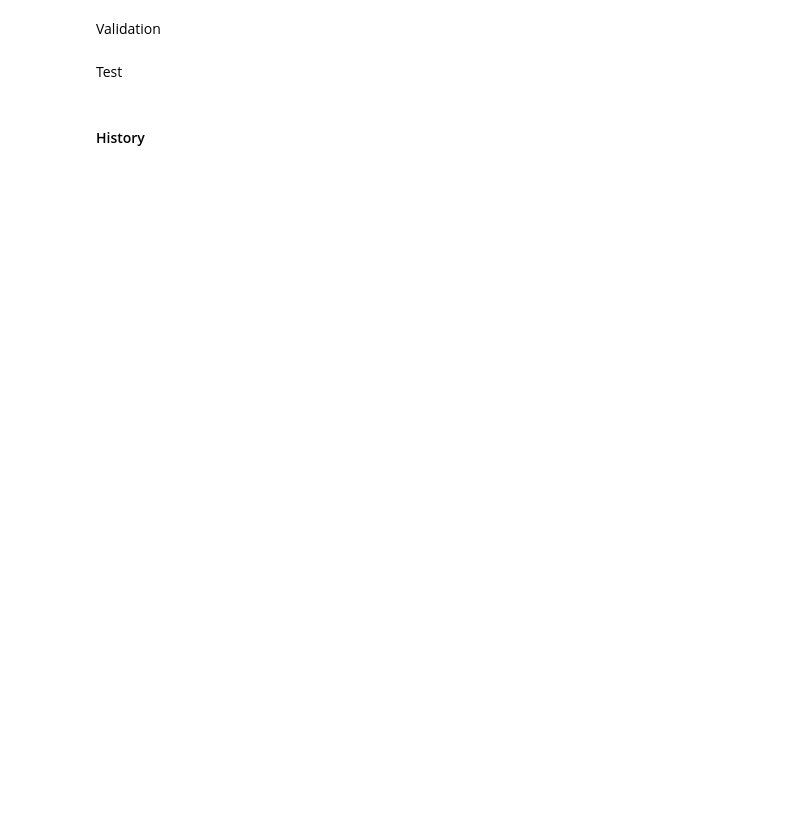
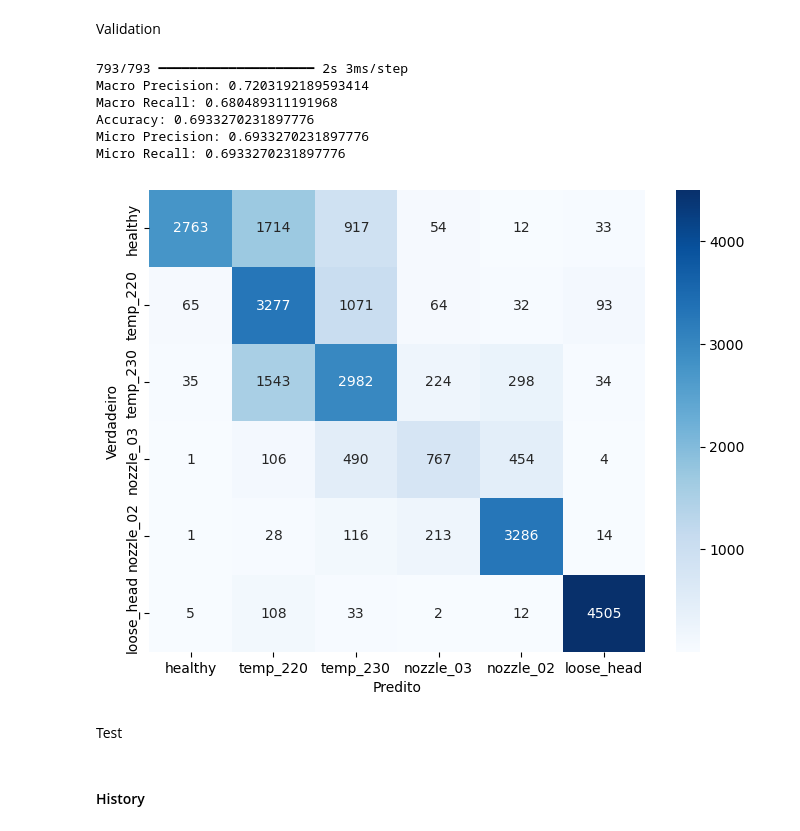
Before and after one commit to LeoKenny/3D_printer_failure_detection, a Jupyter notebook: model_evaluation.ipynb, the cells around one changed output. Saved outputs shown, nothing was run; the diff lists cells and outputs as text; code cells hidden in the pictures; blank space fills up the shorter version.

```diff
--- a/model_evaluation.ipynb
+++ b/model_evaluation.ipynb
@@ -118,37 +147,47 @@ y_classes = np.argmax(y_val, axis=1)
 # Calculate precision and recall for multi-class classification
 macro_precision = precision_score(y_classes, y_pred_classes, average='macro')
 macro_recall = recall_score(y_classes, y_pred_classes, average='macro')
+accuracy = accuracy_score(y_classes, y_pred_classes)
 
 print(f"Macro Precision: {macro_precision}")
 print(f"Macro Recall: {macro_recall}")
+print(f"Accuracy: {accuracy}")
 
 # Calculate precision and recall for multi-class classification
 micro_precision = precision_score(y_classes, y_pred_classes, average='micro')
 micro_recall = recall_score(y_classes, y_pred_classes, average='micro')
 
 print(f"Micro Precision: {micro_precision}")
 print(f"Micro Recall: {micro_recall}")
 
 with open(folder/f"results_{model_name}.txt", "w+") as f:
     f.write(f"\\newcommand{{\\{model_name.replace("_","")}MacroPrecision}}{{{macro_precision:0.4}}}\n")
     f.write(f"\\newcommand{{\\{model_name.replace("_","")}MacroRecall}}{{{macro_recall:0.4}}}\n")
     f.write(f"\\newcommand{{\\{model_name.replace("_","")}MicroPrecision}}{{{micro_precision:0.4}}}\n")
     f.write(f"\\newcommand{{\\{model_name.replace("_","")}MicroRecall}}{{{micro_recall:0.4}}}\n")
+    f.write(f"\\newcommand{{\\{model_name.replace("_","")}Accuracy}}{{{accuracy:0.4}}}\n")
 
 # Create the confusion matrix
 conf_matrix = confusion_matrix(y_classes, y_pred_classes)
 
 # Convert to DataFrame for better readability
 conf_matrix_df = pd.DataFrame(conf_matrix, index=class_index.keys(), columns=class_index.keys())
 
 # Plot the confusion matrix
 plt.figure(figsize=(8, 6))
 sns.heatmap(conf_matrix_df, annot=True, fmt='d', cmap='Blues')
 plt.xlabel('Predito')
 plt.ylabel('Verdadeiro')
-plt.title(f'Matrix de Confusão - Validação - {model_name}')
 plt.savefig(folder/f"confusion_matrix_validation_{model_name}.png")
 plt.show()
+# %% [output]
+793/793 ━━━━━━━━━━━━━━━━━━━━ 2s 3ms/step
+Macro Precision: 0.7203192189593414
+Macro Recall: 0.680489311191968
+Accuracy: 0.6933270231897776
+Micro Precision: 0.6933270231897776
+Micro Recall: 0.6933270231897776
+[figure, added]
 # %% [markdown]
 Test
 # %%
```
Also changed, not shown: parts of 12 cells of this notebook, 2 other files.
